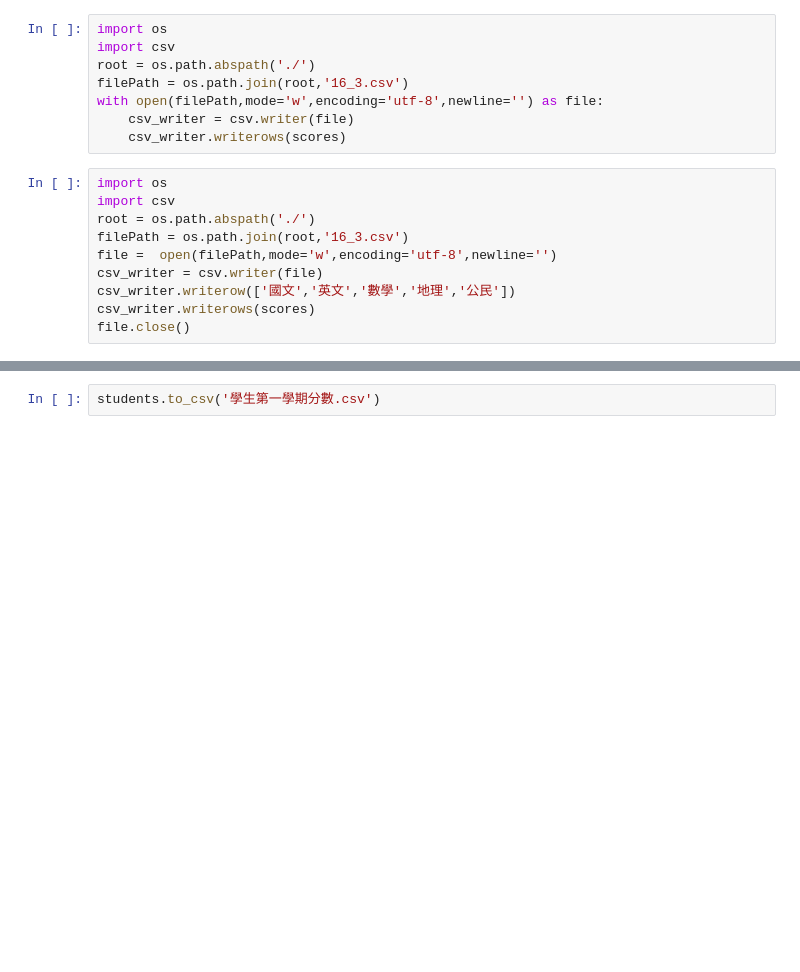
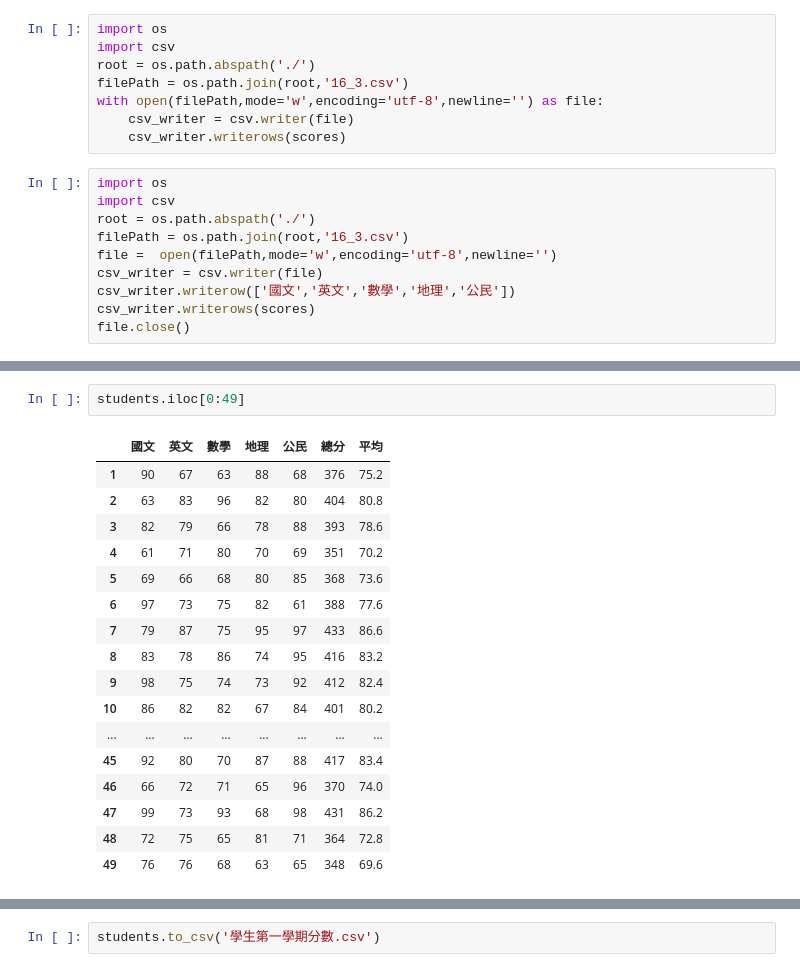
Before and after one commit to lucaswu0306/2023_8_20, a Jupyter notebook: lesson16_3.ipynb, the cells around one changed output, grey strips where cells are left out. Cells and saved outputs as stored; diff of their text form; blank space fills up the shorter version.

```diff
--- a/lesson16_3.ipynb
+++ b/lesson16_3.ipynb
@@ -216,3 +216,23 @@ students.loc[1:50,['國文','英文','數學','地理','公民']]
+# %%
+students.iloc[0:49]
+# %% [output]
+|  | 國文 | 英文 | 數學 | 地理 | 公民 | 總分 | 平均 |
+| 1 | 90 | 67 | 63 | 88 | 68 | 376 | 75.2 |
+| 2 | 63 | 83 | 96 | 82 | 80 | 404 | 80.8 |
+| 3 | 82 | 79 | 66 | 78 | 88 | 393 | 78.6 |
+| 4 | 61 | 71 | 80 | 70 | 69 | 351 | 70.2 |
+| 5 | 69 | 66 | 68 | 80 | 85 | 368 | 73.6 |
+| 6 | 97 | 73 | 75 | 82 | 61 | 388 | 77.6 |
+| 7 | 79 | 87 | 75 | 95 | 97 | 433 | 86.6 |
+| 8 | 83 | 78 | 86 | 74 | 95 | 416 | 83.2 |
+| 9 | 98 | 75 | 74 | 73 | 92 | 412 | 82.4 |
+| 10 | 86 | 82 | 82 | 67 | 84 | 401 | 80.2 |
+| ... | ... | ... | ... | ... | ... | ... | ... |
+| 45 | 92 | 80 | 70 | 87 | 88 | 417 | 83.4 |
+| 46 | 66 | 72 | 71 | 65 | 96 | 370 | 74.0 |
+| 47 | 99 | 73 | 93 | 68 | 98 | 431 | 86.2 |
+| 48 | 72 | 75 | 65 | 81 | 71 | 364 | 72.8 |
+| 49 | 76 | 76 | 68 | 63 | 65 | 348 | 69.6 |
 # %%
 #iloc是索引值
 students['平均']= students.iloc[:,:5].mean(axis=1)#mean是平均，:5是取欄
```
Also changed, not shown: parts of 15 cells of this notebook, 19 other files.
